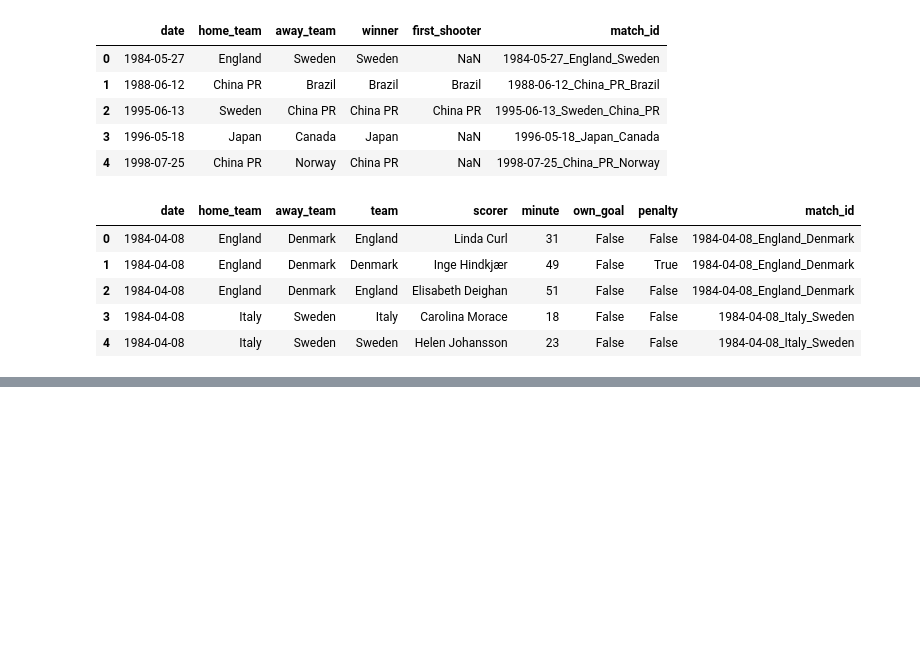
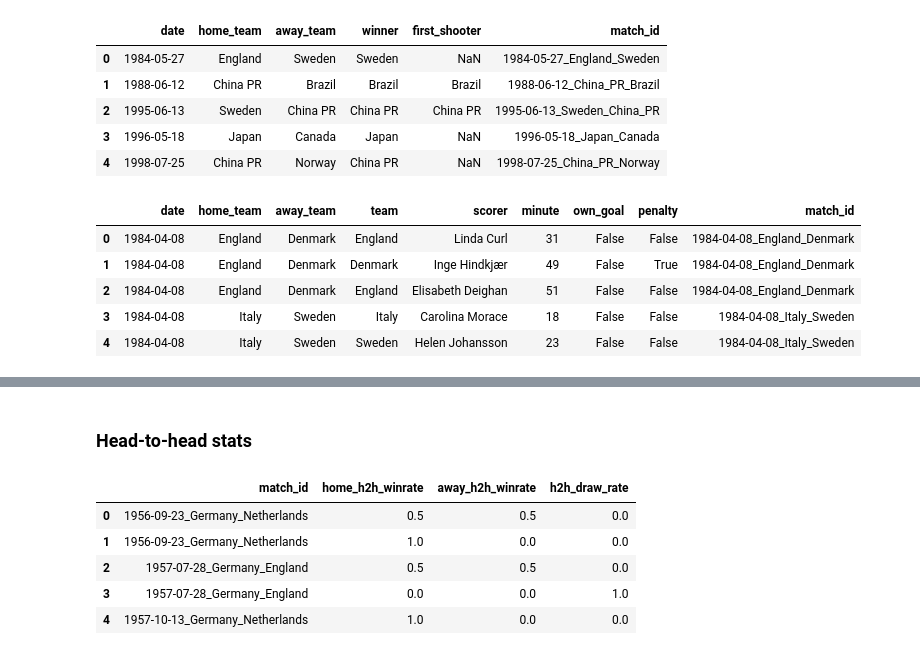
Before and after one commit to veronicadeleonh/womens-football, a Jupyter notebook: wf-feature-engineering.ipynb, the cells around one changed output, grey strips where cells are left out. Drawn from its saved outputs; the diff is of its cells as text; code cells hidden in the pictures; blank space fills up the shorter version.

```diff
--- a/wf-feature-engineering.ipynb
+++ b/wf-feature-engineering.ipynb
@@ -31,0 +181,56 @@ display(goalscorers_df.head())
+# %% [markdown]
+### Head-to-head stats
+# %%
+def compute_h2h_features_single_row(df):
+    h2h_history = {}
+    features = []
+
+    for _, row in df.iterrows():
+        home, away = row['home_team'], row['away_team']
+        key = tuple(sorted([home, away]))
+        past = h2h_history.get(key, [])
+
+        # Count previous results
+        home_wins = sum(1 for r in past if r == home)
+        away_wins = sum(1 for r in past if r == away)
+        draws = sum(1 for r in past if r == 'draw')
+        total = len(past)
+
+        if total > 0:
+            home_winrate = home_wins / total
+            away_winrate = away_wins / total
+            draw_rate = draws / total
+        else:
+            # default neutral values
+            home_winrate = 0.5
+            away_winrate = 0.5
+            draw_rate = 0.0
+
+        features.append({
+            'match_id': row['match_id'],
+            'home_h2h_winrate': home_winrate,
+            'away_h2h_winrate': away_winrate,
+            'h2h_draw_rate': draw_rate
+        })
+
+        # Record current result for future matches
+        if row['home_score'] > row['away_score']:
+            result = home
+        elif row['home_score'] < row['away_score']:
+            result = away
+        else:
+            result = 'draw'
+
+        h2h_history.setdefault(key, []).append(result)
+
+    return pd.DataFrame(features)
+
+h2h_df = compute_h2h_features_single_row(results_df)
+h2h_df.head()
+# %% [output]
+|  | match_id | home_h2h_winrate | away_h2h_winrate | h2h_draw_rate |
+| 0 | 1956-09-23_Germany_Netherlands | 0.5 | 0.5 | 0.0 |
+| 1 | 1956-09-23_Germany_Netherlands | 1.0 | 0.0 | 0.0 |
+| 2 | 1957-07-28_Germany_England | 0.5 | 0.5 | 0.0 |
+| 3 | 1957-07-28_Germany_England | 0.0 | 0.0 | 1.0 |
+| 4 | 1957-10-13_Germany_Netherlands | 1.0 | 0.0 | 0.0 |
```
Also changed, not shown: parts of 5 cells of this notebook, 5 other files.
